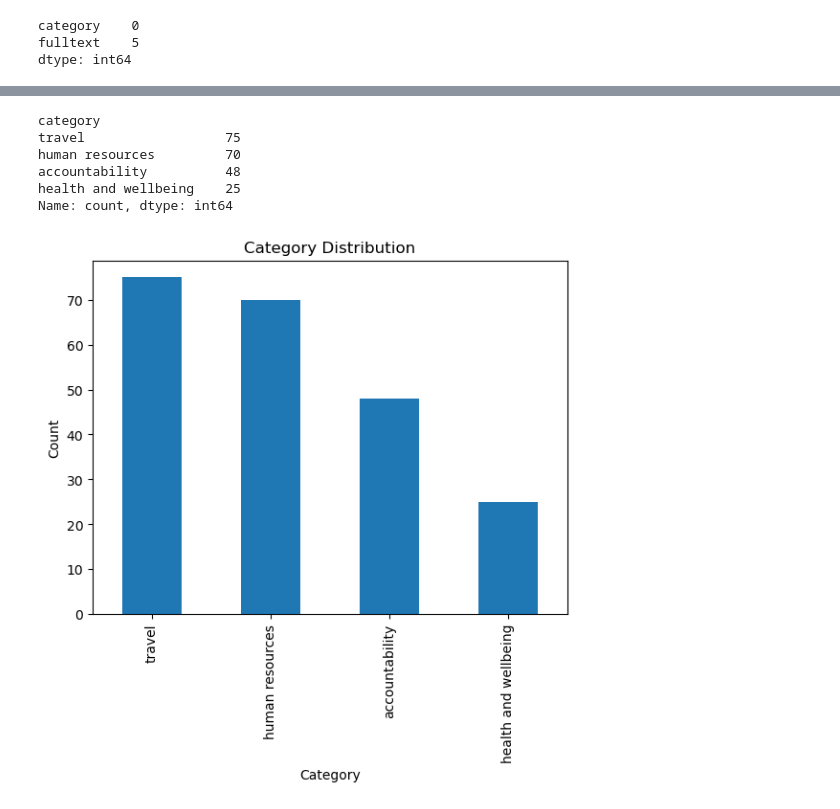
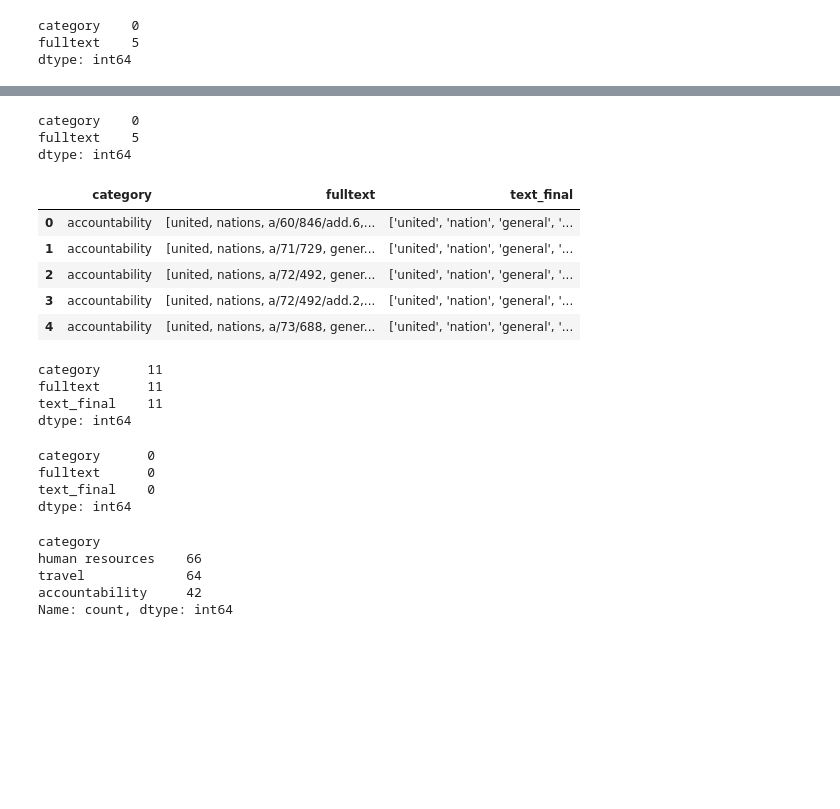
Before and after one commit to cdungca/document-classifier, a Jupyter notebook: main.ipynb, the cells around one changed output, grey strips where cells are left out. Cells and saved outputs as stored; diff of their text form; code cells hidden in the pictures; blank space fills up the shorter version.

```diff
--- a/main.ipynb
+++ b/main.ipynb
@@ -74,0 +114,44 @@ df = df.dropna()
+# %%
+Corpus.isnull().sum()
+# %% [output]
+category    0
+fulltext    5
+dtype: int64
+# %%
+# Step 0: We only have 10 records with category health and wellbeing. We will remove these records since they are not enough to train the model.
+Corpus = Corpus[Corpus['category'] != 'health and wellbeing']
+# Step 1: Remove missing values
+Corpus['fulltext'].dropna(inplace=True)
+# Step 2: Change all the text to lower case
+Corpus['fulltext'] = [entry.lower() if isinstance(entry, str) else '' for entry in Corpus['fulltext']]
+# Step 3: Tokenization : In this each entry in the corpus will be broken into set of words
+Corpus['fulltext'] = [word_tokenize(entry) for entry in Corpus['fulltext']]
+# Step 4: Remove stop words, non-alphabet and perfom word lemmatization
+tag_map = defaultdict(lambda : wn.NOUN)
+tag_map['J'] = wn.ADJ
+tag_map['V'] = wn.VERB
+tag_map['R'] = wn.ADV
+for index,entry in enumerate(Corpus['fulltext']):
+    Final_words = []
+    word_Lemmatized = WordNetLemmatizer()
+    for word, tag in pos_tag(entry):
+        if word not in stopwords.words('english') and word.isalpha():
+            word_Final = word_Lemmatized.lemmatize(word,tag_map[tag[0]])
+            Final_words.append(word_Final)
+    Corpus.loc[index,'text_final'] = str(Final_words)
+
+Corpus.head()
+# %% [output]
+|  | category | fulltext | text_final |
+| 0 | accountability | [united, nations, a/60/846/add.6,... | ['united', 'nation', 'general', '... |
+| 1 | accountability | [united, nations, a/71/729, gener... | ['united', 'nation', 'general', '... |
+| 2 | accountability | [united, nations, a/72/492, gener... | ['united', 'nation', 'general', '... |
+| 3 | accountability | [united, nations, a/72/492/add.2,... | ['united', 'nation', 'general', '... |
+| 4 | accountability | [united, nations, a/73/688, gener... | ['united', 'nation', 'general', '... |
+# %%
+Corpus.isnull().sum()
+# %% [output]
+category      11
+fulltext      11
+text_final    11
+dtype: int64
@@ -75,18 +161,15 @@ df = df.dropna()
+# %%
+Corpus.isnull().sum()
+# %% [output]
+category      0
+fulltext      0
+text_final    0
+dtype: int64
 # %%
-df["category"].value_counts()
+Corpus["category"].value_counts()
 # %% [output]
 category
-travel                  75
-human resources         70
-accountability          48
-health and wellbeing    25
+human resources    66
+travel             64
+accountability     42
 Name: count, dtype: int64
-# %%
-# category distribution
-df['category'].value_counts().plot(kind='bar')
-plt.xlabel('Category')
-plt.ylabel('Count')
-plt.title('Category Distribution')
-plt.show()
-# %% [output]
-[figure, removed]
```
Also changed, not shown: parts of 46 cells of this notebook, 1 other file.
